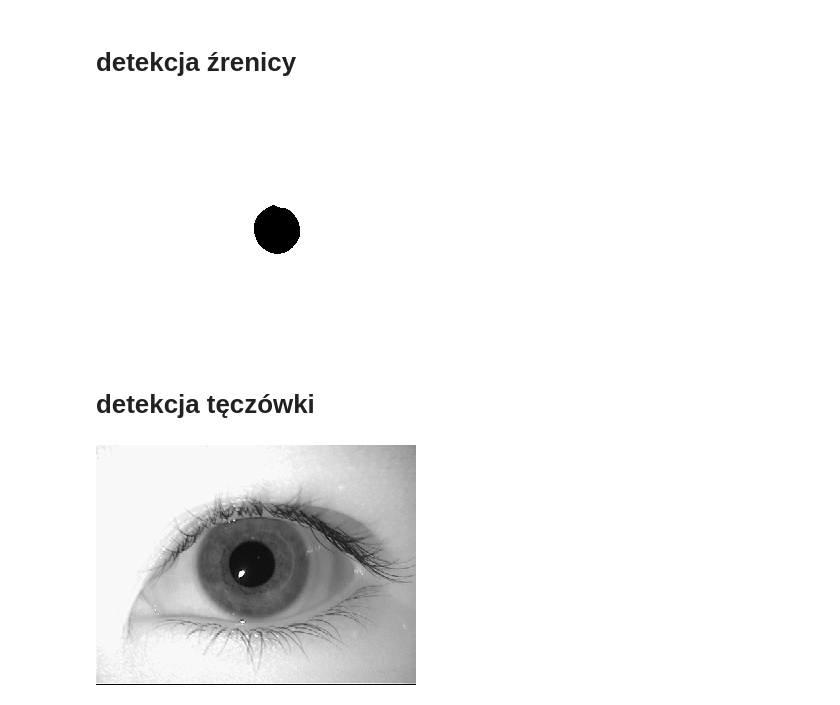
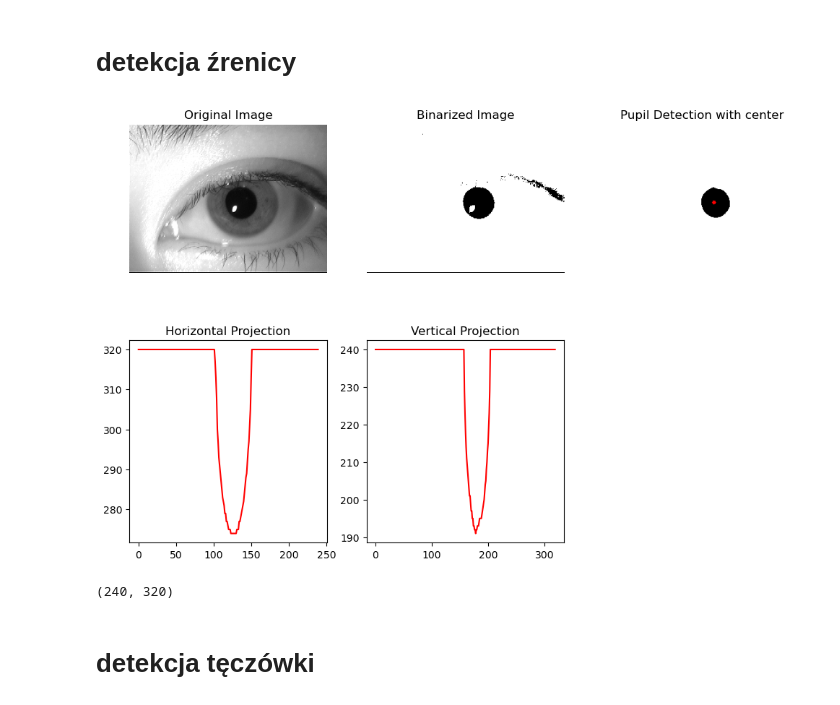
Before and after one commit to DeptuchMateusz/Biometria2, a Jupyter notebook: main.ipynb, the cells around one changed output. Saved outputs shown, nothing was run; the diff lists cells and outputs as text; code cells hidden in the pictures.

```diff
--- a/main.ipynb
+++ b/main.ipynb
@@ -22,16 +11,56 @@ def keep_largest_contour(image):
 # %% [markdown]
 # detekcja źrenicy
-# %%
-image = cv2.imread('eyes/21L1.bmp', 0)
-image = binarize(image, threshold=0.22)
-kernel = cv2.getStructuringElement(cv2.MORPH_ELLIPSE, (5, 5))
-image = cv2.erode(image, kernel, iterations=2)
-image = cv2.dilate(image, kernel, iterations=3)
-image = cv2.morphologyEx(image, cv2.MORPH_OPEN, kernel, iterations=2)
-image = cv2.morphologyEx(image, cv2.MORPH_CLOSE, kernel, iterations=2)
-image = cv2.medianBlur(image, 5)
-image = keep_largest_contour(image)
-
-Image.fromarray(image)
-# %% [output]
-[figure, removed]
+# %%
+image_raw = cv2.imread('eyes/21L1.bmp', 0)
+image_bin = binarize(image_raw, threshold=0.22)
+
+# czyszczenie
+kernel = cv2.getStructuringElement(cv2.MORPH_ELLIPSE, (5, 5))
+image = cv2.erode(image_bin, kernel, iterations=2)
+image = cv2.dilate(image, kernel, iterations=3)
+image = cv2.morphologyEx(image, cv2.MORPH_OPEN, kernel, iterations=2)
+image = cv2.morphologyEx(image, cv2.MORPH_CLOSE, kernel, iterations=2)
+image = cv2.medianBlur(image, 5)
+image = keep_largest_contour(image)
+
+# projekcja
+binary_image = (image > 0).astype(np.uint8)
+horizontal_proj = np.sum(binary_image, axis=1)
+vertical_proj = np.sum(binary_image, axis=0)
+
+# środek
+x = int(np.mean(np.where(vertical_proj == np.min(vertical_proj))[0]))
+y = int(np.mean(np.where(horizontal_proj == np.min(horizontal_proj))[0]))
+
+# promień
+left_edge = np.min(np.where(vertical_proj > 0))
+right_edge = np.max(np.where(vertical_proj > 0))
+width_diameter = right_edge - left_edge
+radius_horizontal = (right_edge - left_edge) // 2
+
+top_edge = np.min(np.where(horizontal_proj > 0))
+bottom_edge = np.max(np.where(horizontal_proj > 0))
+height_diameter = bottom_edge - top_edge
+radius_vertical = height_diameter // 2
+
+radius = (radius_horizontal + radius_vertical) // 2
+
+# zaznaczenie środka i promienia
+image_center = cv2.cvtColor(image.copy(), cv2.COLOR_GRAY2BGR)
+image_center = cv2.circle(image_center, (x, y), radius, (255, 0, 0), 2)
+image_center = cv2.circle(image_center, (x, y), 0, (255, 0, 0), 4)
+
+# wyświetlenie zdjęć i wykresów
+plt.figure(figsize=(12, 8))
+plt.subplot(2, 3, 1); plt.imshow(image_raw, cmap='gray'); plt.title('Original Image'); plt.axis('off')
+plt.subplot(2, 3, 2); plt.imshow(image_bin, cmap='gray'); plt.title('Binarized Image'); plt.axis('off')
+plt.subplot(2, 3, 3); plt.imshow(image_center, cmap='gray'); plt.title('Pupil Detection with center'); plt.axis('off')
+plt.subplot(2, 3, 4); plt.plot(horizontal_proj, color='red'); plt.title('Horizontal Projection')
+plt.subplot(2, 3, 5); plt.plot(vertical_proj, color='red'); plt.title('Vertical Projection')
+plt.show()
+# %% [output]
+[figure, added]
+# %%
+image_bin.shape
+# %% [output]
+(240, 320)
@@ -38,8 +91,3 @@ Image.fromarray(image)
 # %% [markdown]
 # detekcja tęczówki
-# %%
-image = cv2.imread('eyes/1L1.bmp', 0)
-Image.fromarray(image)
-# %% [output]
-[figure, removed]
 # %%
```
Also changed, not shown: parts of 4 cells of this notebook, 1 other file.
